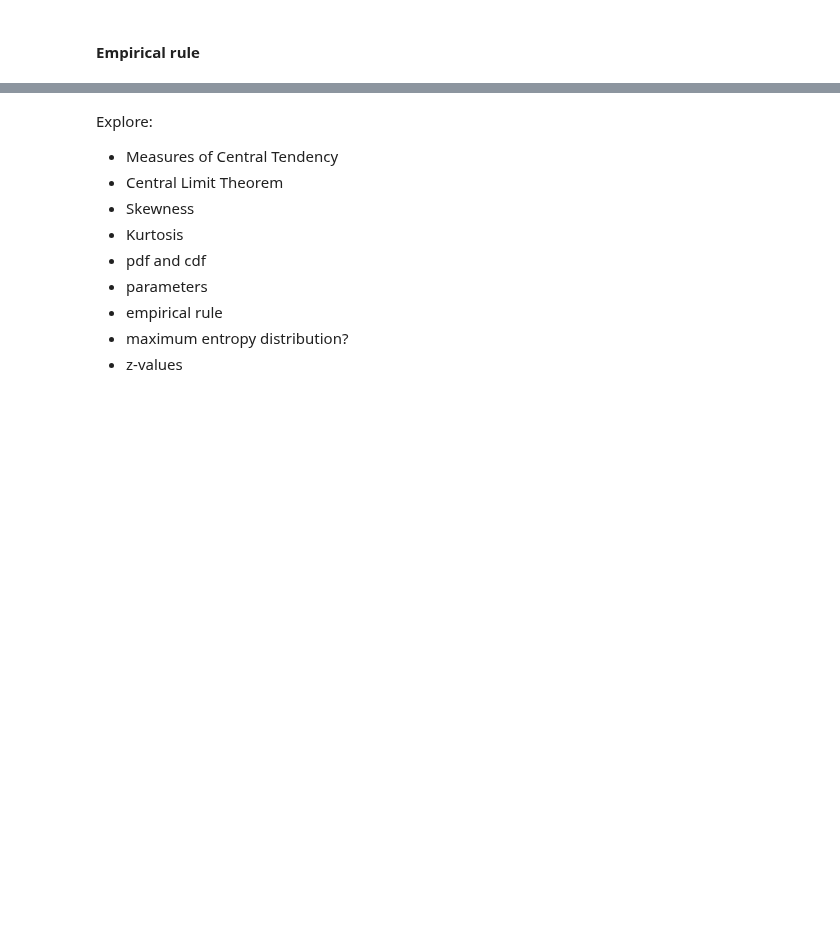
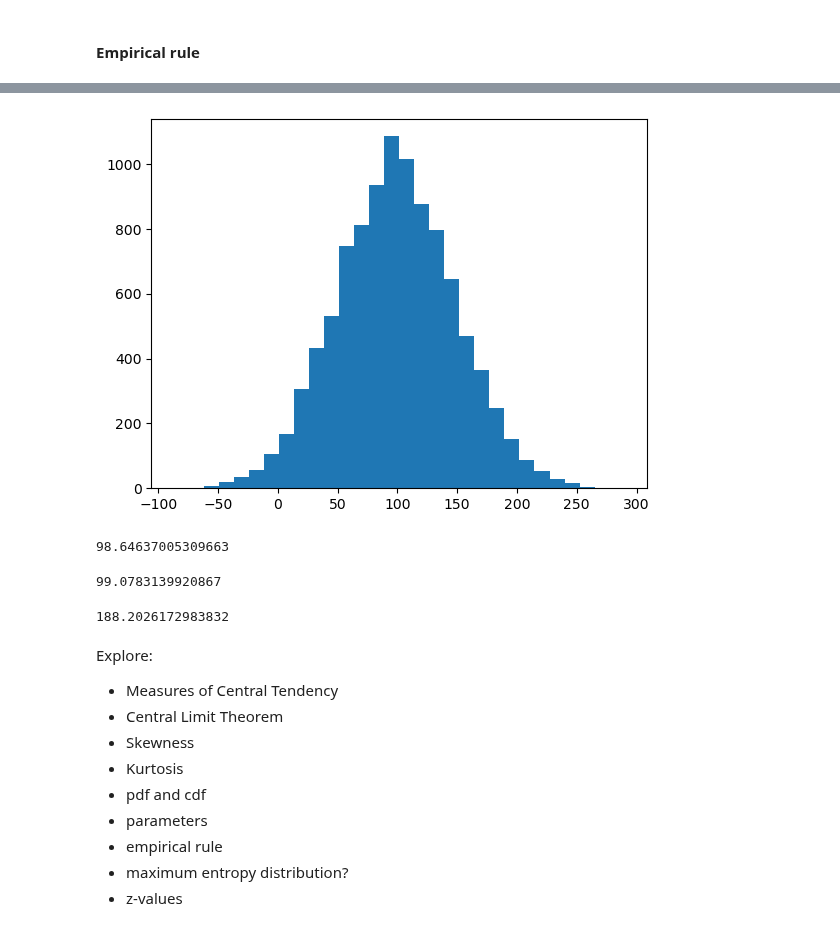
Before and after one commit to Tanja888/funddata-assessment, a Jupyter notebook: normal-distribution.ipynb, the cells around one changed output, grey strips where cells are left out. Cells and saved outputs as stored; diff of their text form; code cells hidden in the pictures; blank space fills up the shorter version.

```diff
--- a/normal-distribution.ipynb
+++ b/normal-distribution.ipynb
@@ -183,3 +200,23 @@ ax.set_title('Normal distribution');
+# %%
+# Random samples
+
+np.random.seed(0)
+x = np.random.normal(100, 50, 10000)
+plt.hist(x, 30);
+# %% [output]
+[figure, added]
+# %%
+np.median(x)
+# %% [output]
+98.64637005309663
+# %%
+np.mean(x)
+# %% [output]
+99.0783139920867
+# %%
+st.mode(x)
+# %% [output]
+188.2026172983832
 # %% [markdown]
 Explore:
  * Measures of Central Tendency
```
Also changed, not shown: parts of 15 cells of this notebook.
